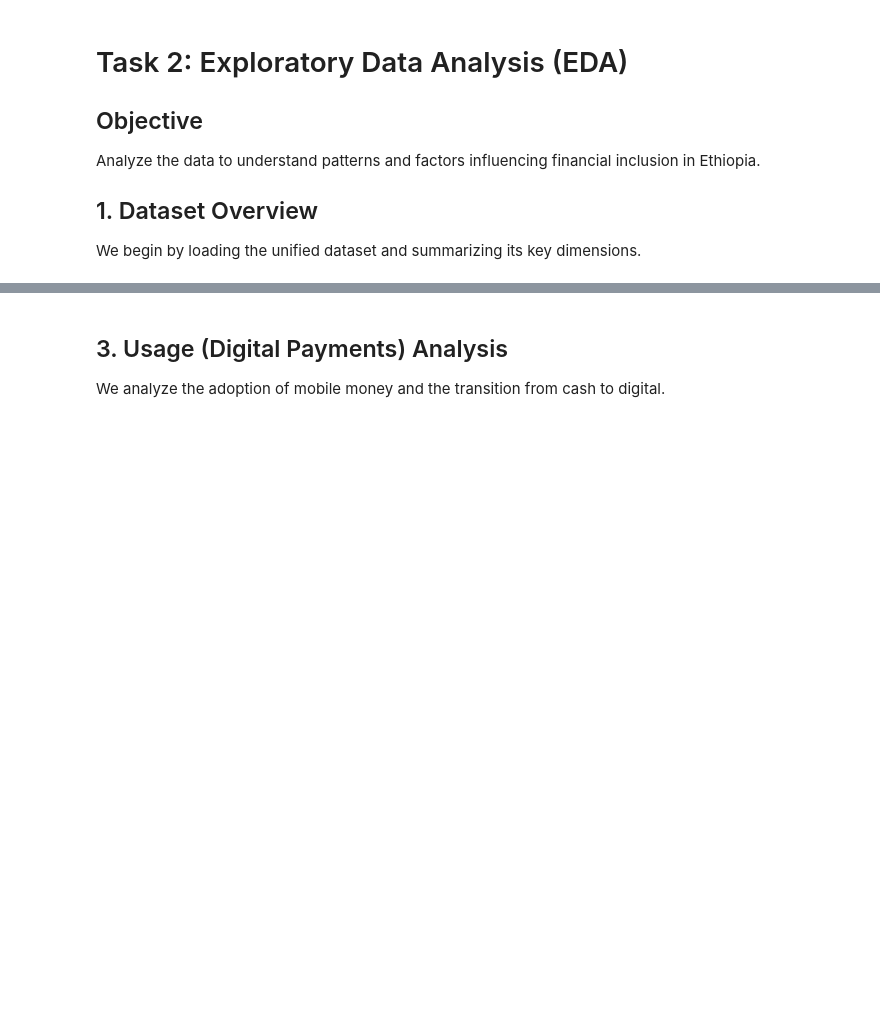
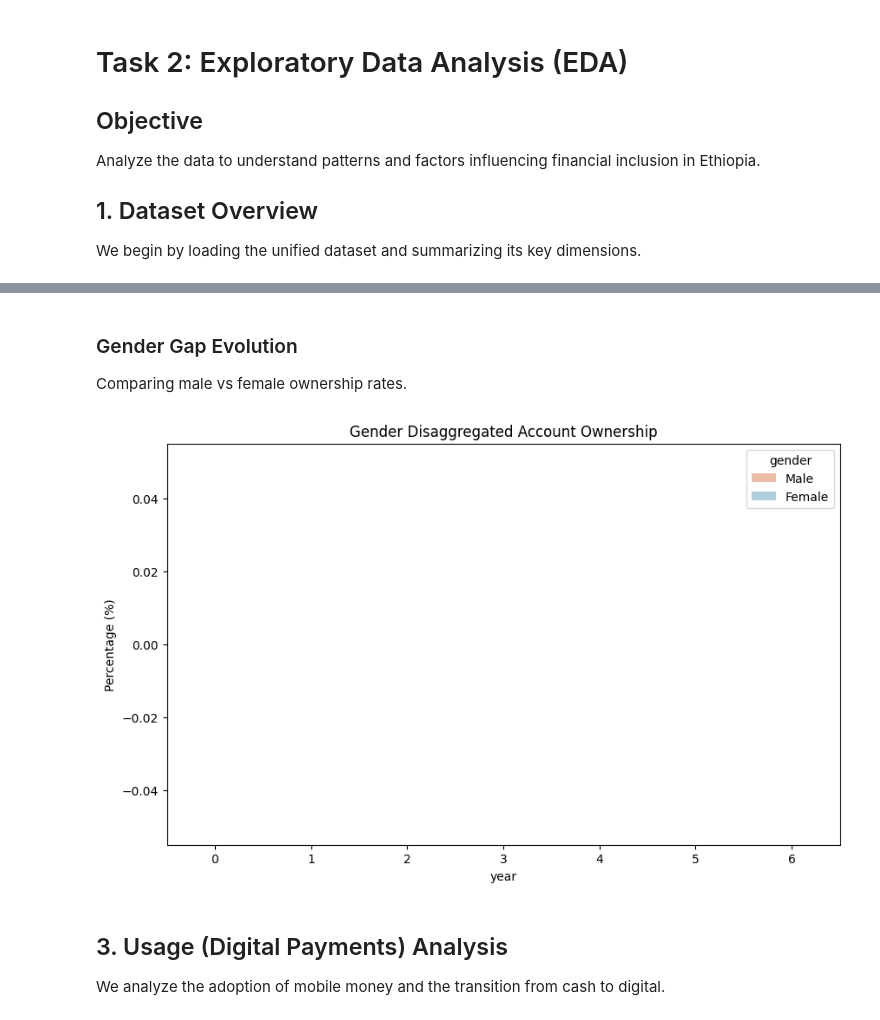
Before and after one commit to Leul4ever/Ethio-Finance-forecast, a Jupyter notebook: notebooks/task_2_eda.ipynb, the cells around one changed output, grey strips where cells are left out. Cells and saved outputs as stored; diff of their text form; code cells hidden in the pictures; blank space fills up the shorter version.

```diff
--- a/notebooks/task_2_eda.ipynb
+++ b/notebooks/task_2_eda.ipynb
@@ -46,3 +104,24 @@ A significant gap remains, with male ownership consistently leads female ownersh
+# %% [markdown]
+### Gender Gap Evolution
+Comparing male vs female ownership rates.
+# %%
+gender_df = df[df['indicator_code'] == 'GEN_GAP_ACC'].copy()
+if not gender_df.empty:
+    males = gender_df[gender_df['indicator'].str.contains('Male', case=False)].copy()
+    females = gender_df[gender_df['indicator'].str.contains('Female', case=False)].copy()
+    males['gender'] = 'Male'
+    females['gender'] = 'Female'
+
+    gender_combined = pd.concat([males, females])
+    gender_combined['year'] = pd.to_datetime(gender_combined['observation_date']).dt.year
+
+    plt.figure(figsize=(10, 6))
+    sns.barplot(data=gender_combined, x='year', y='value_numeric', hue='gender', palette='RdBu')
+    plt.title('Gender Disaggregated Account Ownership')
+    plt.ylabel('Percentage (%)')
+    plt.show()
+# %% [output]
+[figure, added]
 # %% [markdown]
 ## 3. Usage (Digital Payments) Analysis
 
```
Also changed, not shown: parts of 16 cells of this notebook, 6 other files.
